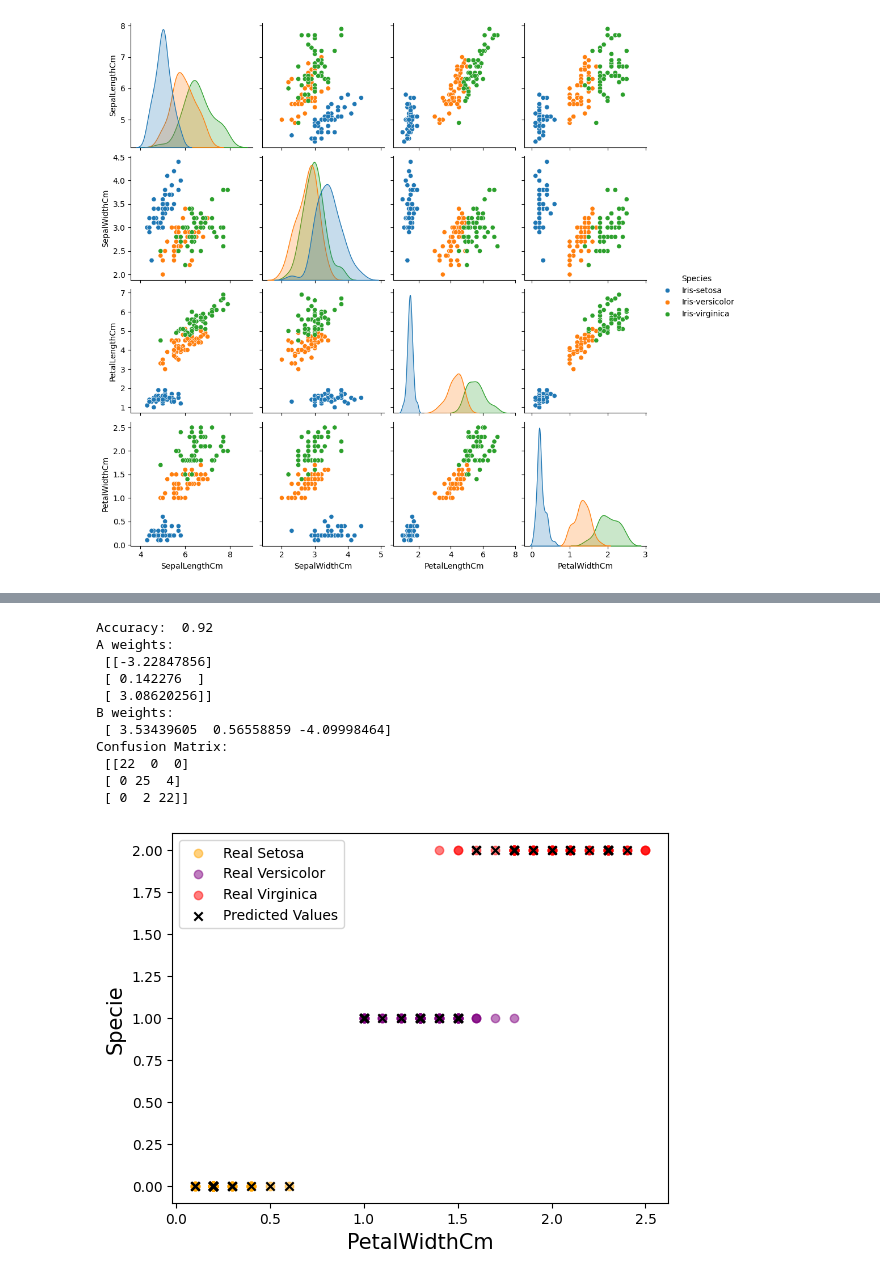
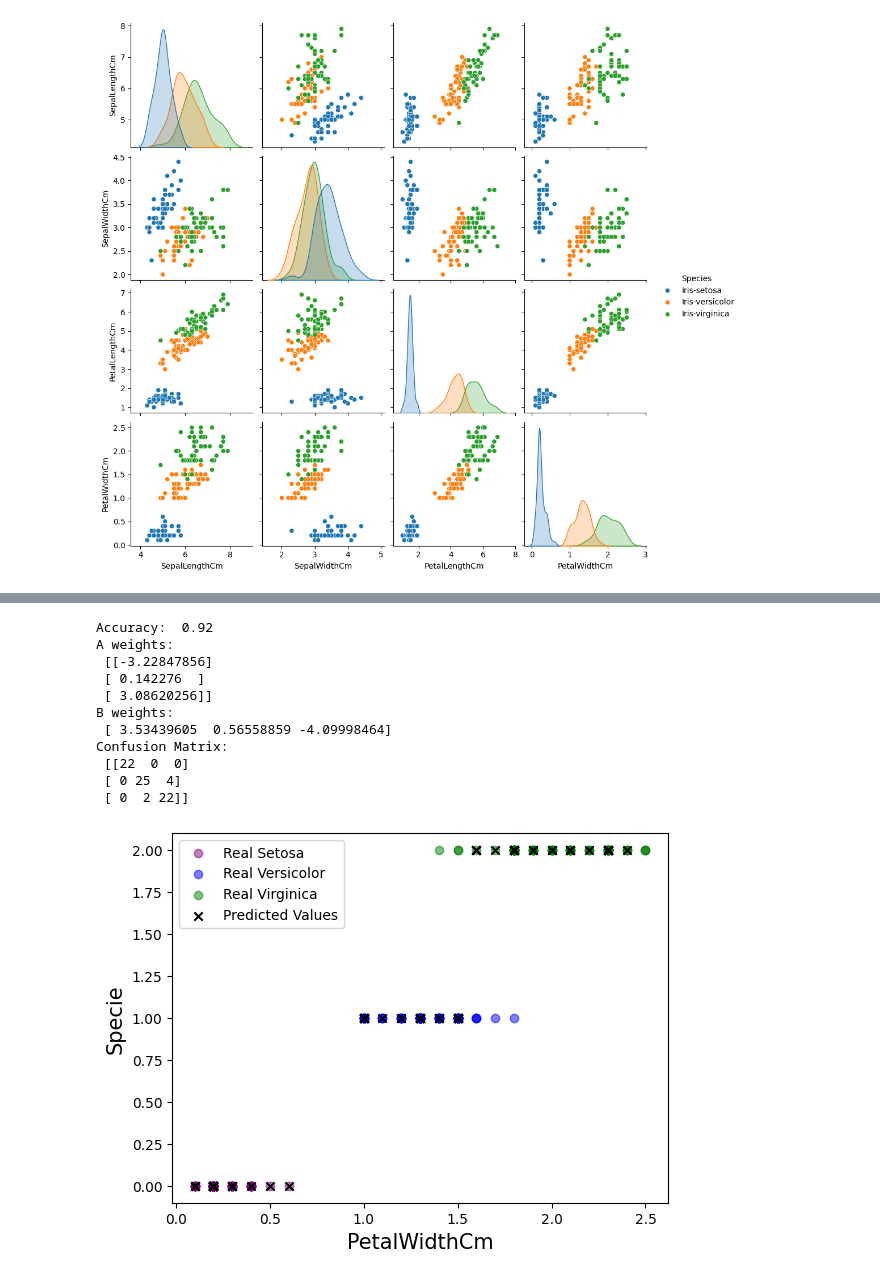
Before and after one commit to rfeers/ML-Basics, a Jupyter notebook: 3 - Multiple Class Logistic Regression.ipynb, the cells around one changed output, grey strips where cells are left out. Saved outputs shown, nothing was run; the diff lists cells and outputs as text; code cells hidden in the pictures.

```diff
--- a/3 - Multiple Class Logistic Regression.ipynb
+++ b/3 - Multiple Class Logistic Regression.ipynb
@@ -122,0 +118,5 @@ df
+# %%
+from sklearn.preprocessing import LabelEncoder
+le = LabelEncoder()
+df['Species_Encoded'] = le.fit_transform(df['Species'])
+df
@@ -123,5 +137,6 @@ df
 # %%
 # We need to encode our species variable in a numerical one. We can use the LabelEncoder from scikit-learn to encode our species into 0, 1 and 2.
+
 from sklearn.preprocessing import LabelEncoder
 from sklearn.model_selection import train_test_split
 from sklearn.linear_model import LogisticRegression
@@ -151,39 +166,39 @@ X_versicolor = df[df["Species_Encoded"]==1]['PetalWidthCm'].values
 X_virginica  = df[df["Species_Encoded"]==2]['PetalWidthCm'].values
 
 # Plot the actual values colored by class
-plt.scatter(X_setosa,     Y[Y == 0], label='Real Setosa', color='orange', alpha=0.5)
-plt.scatter(X_versicolor, Y[Y == 1], label='Real Versicolor', color='purple', alpha=0.5)
-plt.scatter(X_virginica,  Y[Y == 2], label='Real Virginica', color='red', alpha=0.5)
+plt.scatter(X_setosa,     Y[Y == 0], label='Real Setosa', color='purple', alpha=0.5)
+plt.scatter(X_versicolor, Y[Y == 1], label='Real Versicolor', color='blue', alpha=0.5)
+plt.scatter(X_virginica,  Y[Y == 2], label='Real Virginica', color='green', alpha=0.5)
 
 plt.scatter(X_test,     Y_predicted, label='Predicted Values', color='black', marker="x")
 
 
 plt.xlabel("PetalWidthCm",fontsize=15)
 plt.ylabel("Specie",fontsize=15)
 
 
 # Checking our accuracy
 accuracy = log.score(X_test, Y_test)
 print("Accuracy: ", accuracy)
 print("A weights: \n", log.coef_, "\nB weights: \n", log.intercept_)
 print("Confusion Matrix: \n", confusion_matrix(Y_test, Y_predicted))
 
 
 # Show the plot with legends
 plt.legend()
 plt.show()
 # %% [output]
 Accuracy:  0.92
 A weights:
  [[-3.22847856]
  [ 0.142276  ]
  [ 3.08620256]]
 B weights:
  [ 3.53439605  0.56558859 -4.09998464]
 Confusion Matrix:
  [[22  0  0]
  [ 0 25  4]
  [ 0  2 22]]
-[figure, old version]
+[figure, new version]
 # %% [markdown]
 # SECOND CLASSIFICATION - 2 Variable to 3 classes
```
Also changed, not shown: parts of 12 cells of this notebook, 1 other file.
